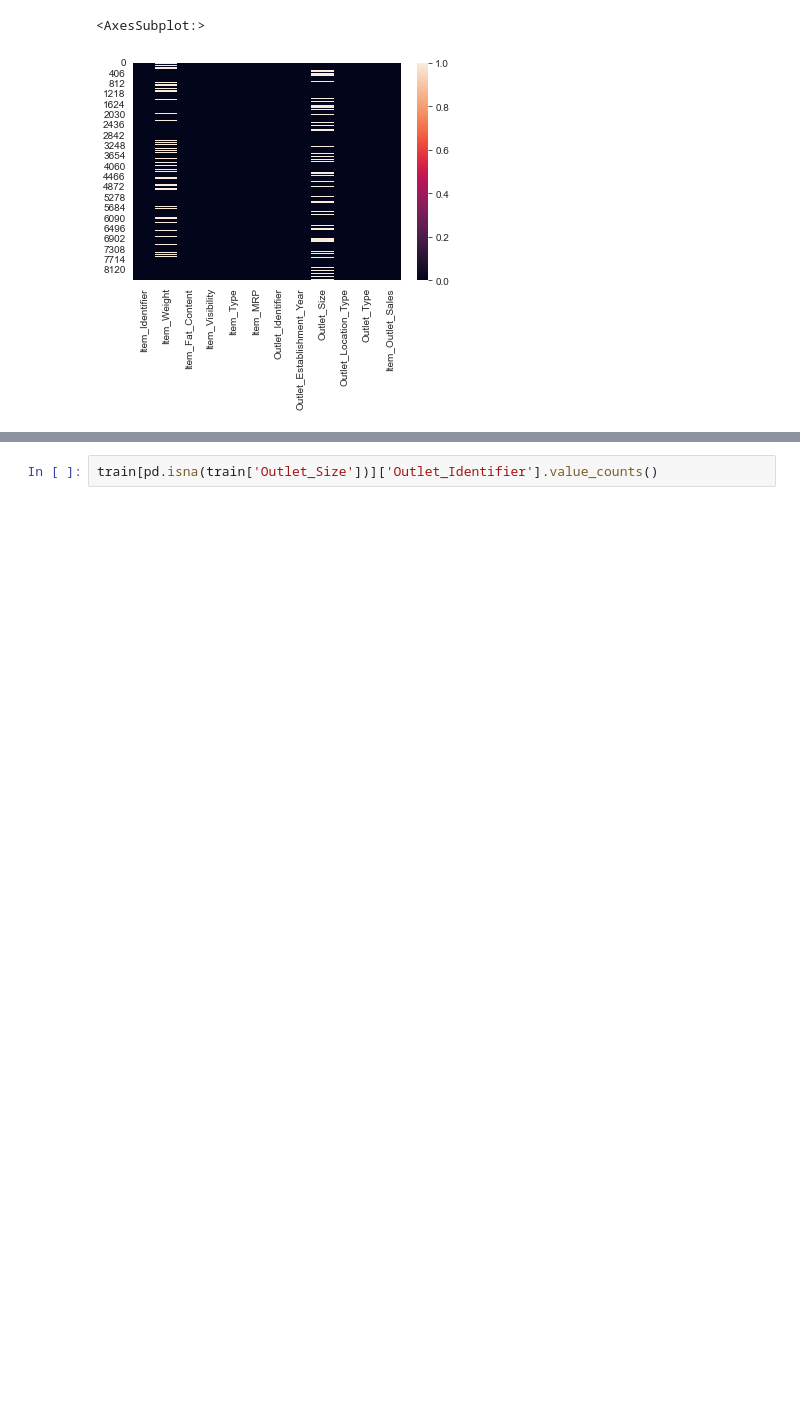
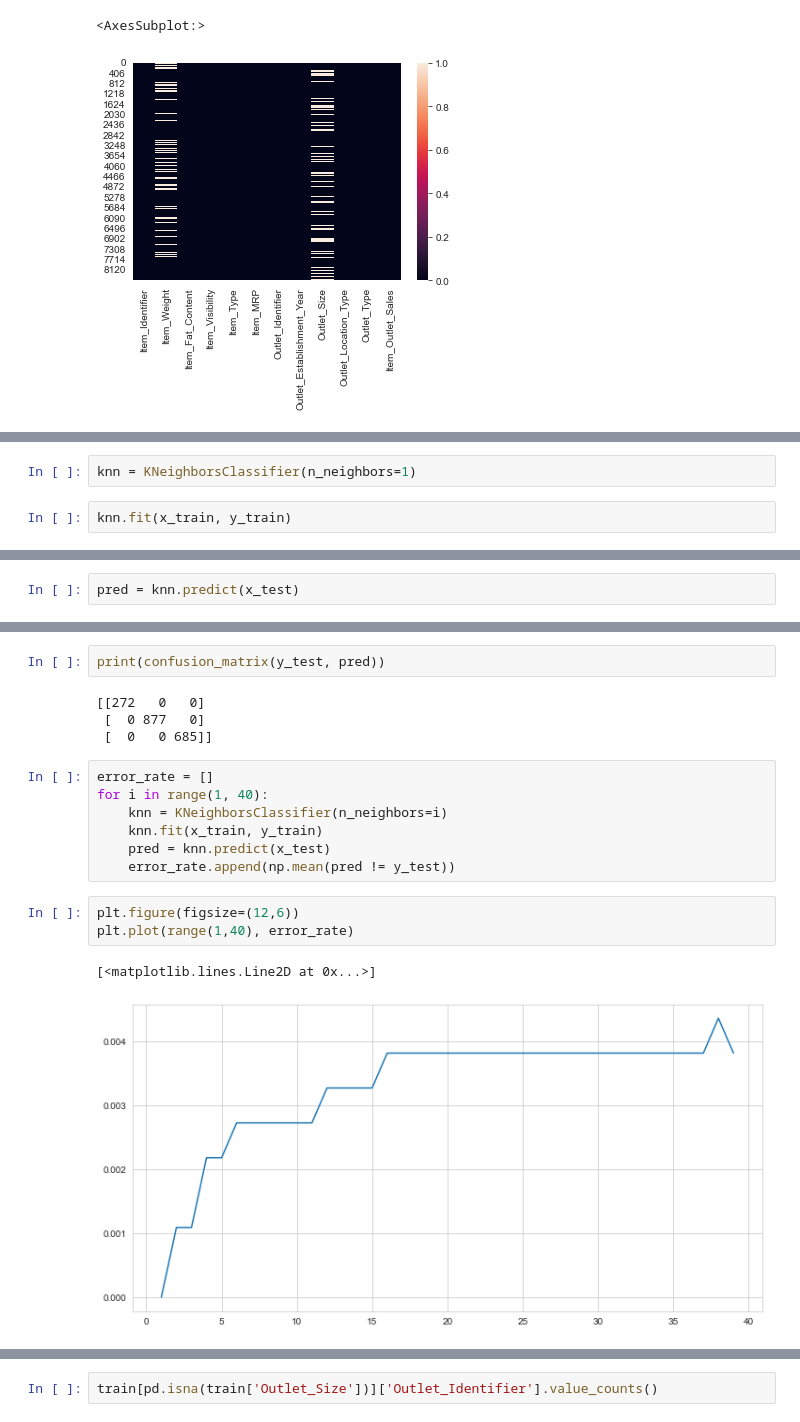
Before and after one commit to RafaelAltino/Big-Mart-Sales-Prediction, a Jupyter notebook: Predict1.ipynb, the cells around one changed output, grey strips where cells are left out. Saved outputs shown, nothing was run; the diff lists cells and outputs as text; blank space fills up the shorter version.

```diff
--- a/Predict1.ipynb
+++ b/Predict1.ipynb
@@ -110,0 +268,4 @@ Name: Outlet_Type, dtype: int64
+# %%
+knn = KNeighborsClassifier(n_neighbors=1)
+# %%
+knn.fit(x_train, y_train)
@@ -110,0 +276,2 @@ Name: Outlet_Type, dtype: int64
+# %%
+pred = knn.predict(x_test)
@@ -110,0 +290,19 @@ Name: Outlet_Type, dtype: int64
+# %%
+print(confusion_matrix(y_test, pred))
+# %% [output]
+[[272   0   0]
+ [  0 877   0]
+ [  0   0 685]]
+# %%
+error_rate = []
+for i in range(1, 40):
+    knn = KNeighborsClassifier(n_neighbors=i)
+    knn.fit(x_train, y_train)
+    pred = knn.predict(x_test)
+    error_rate.append(np.mean(pred != y_test))
+# %%
+plt.figure(figsize=(12,6))
+plt.plot(range(1,40), error_rate)
+# %% [output]
+[<matplotlib.lines.Line2D at 0x...>]
+[figure, added]
```
Also changed, not shown: parts of 121 cells of this notebook, 2 other files.
